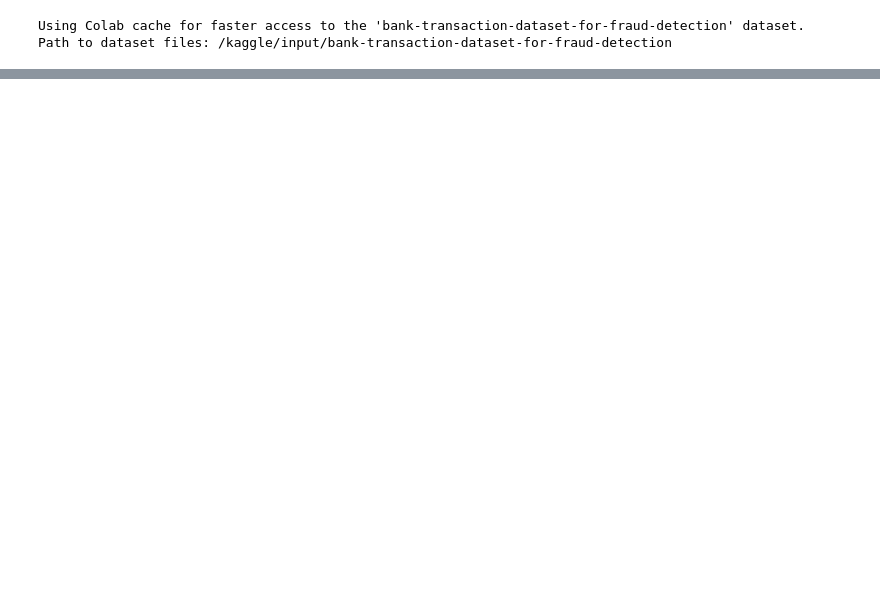
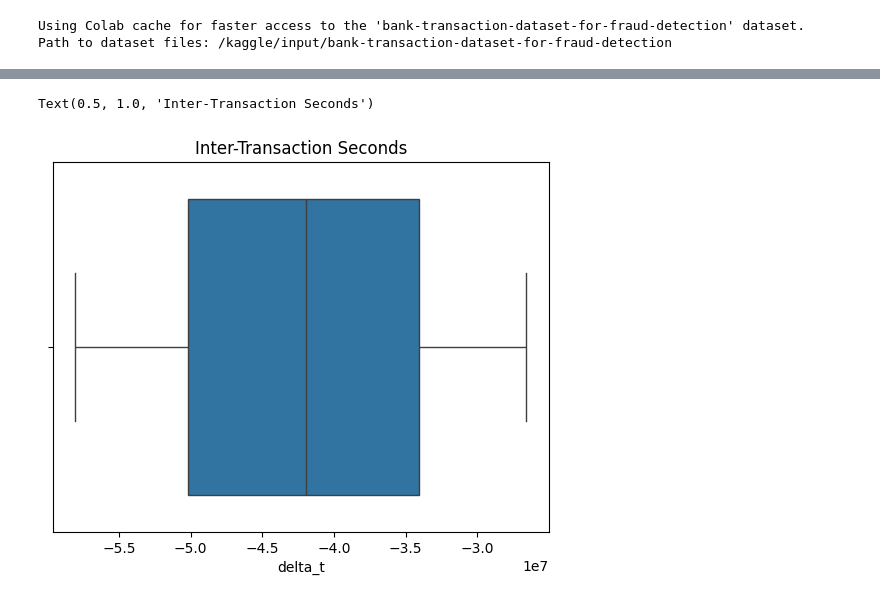
Before and after one commit to owilli38/DSBA-6156, a Jupyter notebook: DSBA6156,_EDA_Assignment_1_.ipynb, the cells around one changed output, grey strips where cells are left out. Saved outputs shown, nothing was run; the diff lists cells and outputs as text; code cells hidden in the pictures; blank space fills up the shorter version.

```diff
--- a/DSBA6156,_EDA_Assignment_1_.ipynb
+++ b/DSBA6156,_EDA_Assignment_1_.ipynb
@@ -34,0 +134,7 @@ Part 2: Business-Oriented EDA
+# %%
+# 2. Time Spacing between Transactions
+df['delta_t'] = (df['TransactionDate'] - df['PreviousTransactionDate']).dt.total_seconds()
+sns.boxplot(x=df['delta_t']); plt.title('Inter-Transaction Seconds')
+# %% [output]
+Text(0.5, 1.0, 'Inter-Transaction Seconds')
+[figure, added]
```
Also changed, not shown: parts of 30 cells of this notebook.
